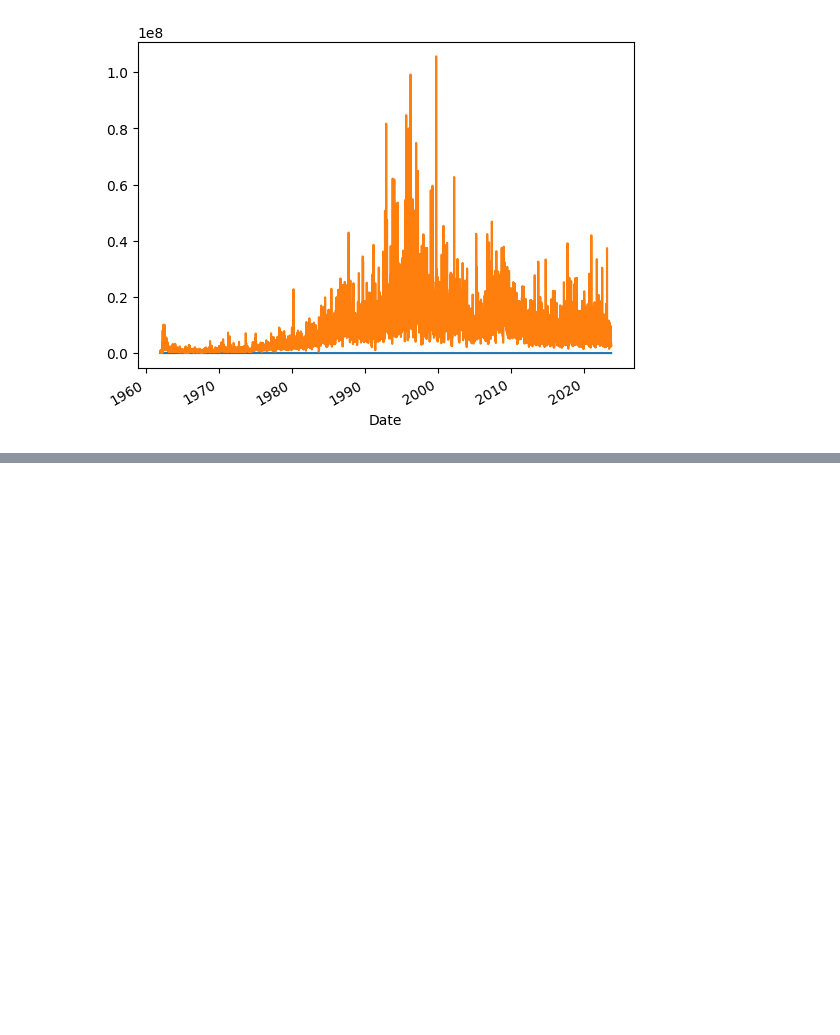
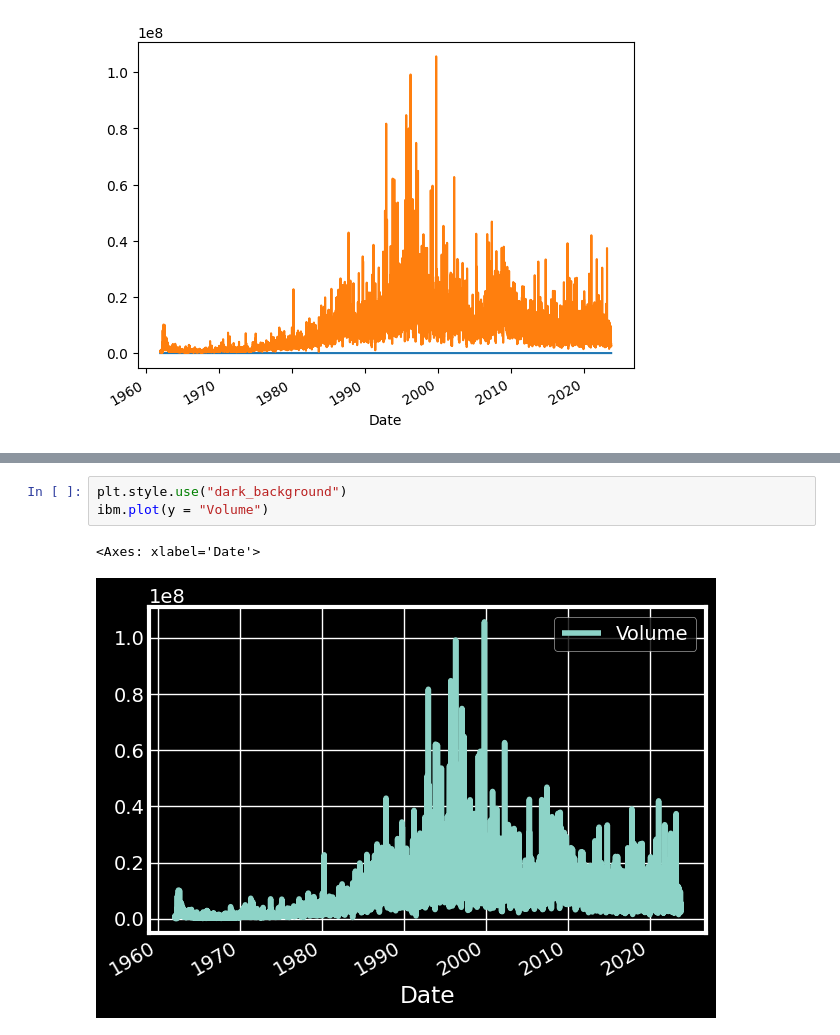
Before and after one commit to mendes078/Dados, a Jupyter notebook: Arquivos/13 - Visualization.ipynb, the cells around one changed output, grey strips where cells are left out. Drawn from its saved outputs; the diff is of its cells as text; blank space fills up the shorter version.

```diff
--- a/Arquivos/13 - Visualization.ipynb
+++ b/Arquivos/13 - Visualization.ipynb
@@ -21,0 +28,6 @@ ibm["Volume"].plot()
+# %%
+plt.style.use("dark_background")
+ibm.plot(y = "Volume")
+# %% [output]
+<Axes: xlabel='Date'>
+[figure, added]
```
Also changed, not shown: parts of 2 cells of this notebook.
